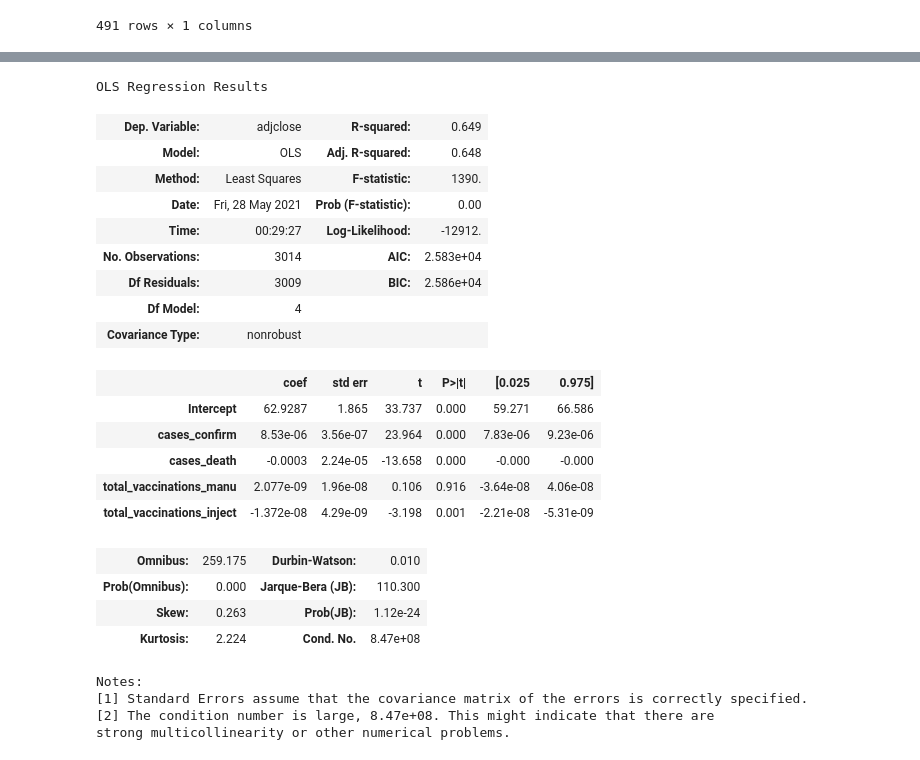
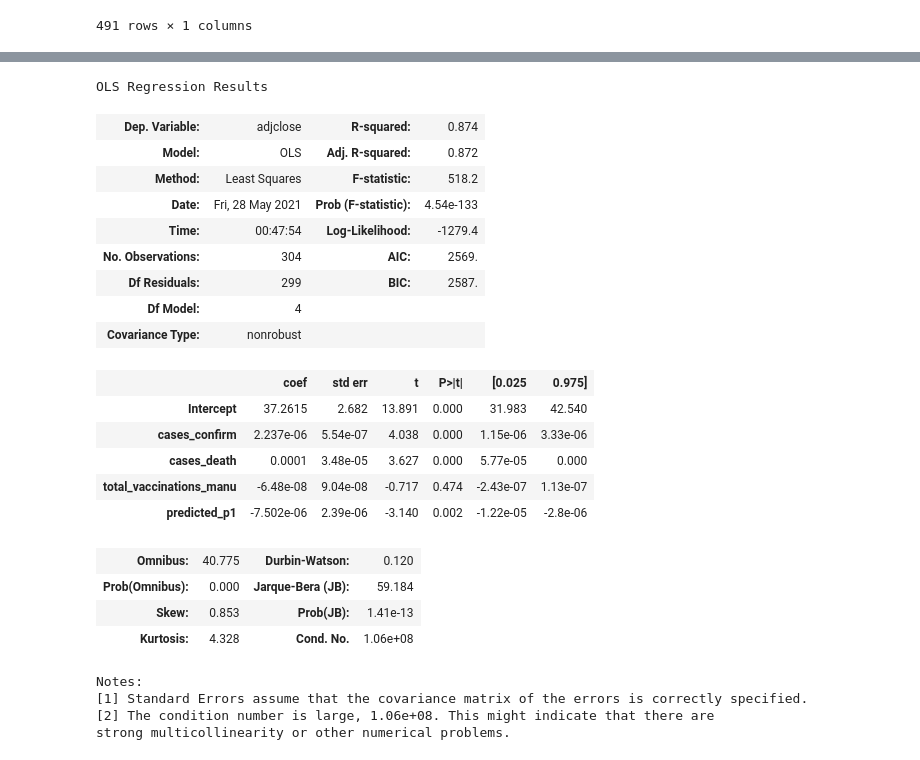
Before and after one commit to juno-yuu/COVID-Vaccine-and-Biotech-industry, a Jupyter notebook: Final_Project_Clean.ipynb, the cells around one changed output, grey strips where cells are left out. Cells and saved outputs as stored; diff of their text form; code cells hidden in the pictures.

```diff
--- a/Final_Project_Clean.ipynb
+++ b/Final_Project_Clean.ipynb
@@ -456,7 +429,7 @@ Index(['open', 'high', 'low', 'close', 'adj close', 'volume', 'cases_confirm',
 # %%
 MOD = mrna.join(case_confirmed_us, how = 'left')
 MOD = MOD.join(case_death_us, how = 'left')
-MOD = MOD.join(manu, how = 'left')
+MOD = MOD.join(Mod_manu, how = 'left')
 MOD = MOD.join(data_panel_test_us, how = 'left', lsuffix = '_manu', rsuffix = '_inject')
 MOD = MOD.fillna(0)
 MOD = MOD.rename(columns={'adj close': 'adjclose'})
@@ -501,31 +472,31 @@ pred_test = res_pfe.predict()
 # %%
 res_mod = sm.ols(formula = 'adjclose ~ cases_confirm + cases_death\
- + total_vaccinations_manu + total_vaccinations_inject', data = MOD).fit()
+ + total_vaccinations_manu + predicted_p1', data = MOD).fit()
 res_mod.summary()
 # %% [output]
 OLS Regression Results
-| Dep. Variable: | adjclose | R-squared: | 0.649 |
-| Model: | OLS | Adj. R-squared: | 0.648 |
-| Method: | Least Squares | F-statistic: | 1390. |
-| Date: | Fri, 28 May 2021 | Prob (F-statistic): | 0.00 |
-| Time: | 00:29:27 | Log-Likelihood: | -12912. |
-| No. Observations: | 3014 | AIC: | 2.583e+04 |
-| Df Residuals: | 3009 | BIC: | 2.586e+04 |
+| Dep. Variable: | adjclose | R-squared: | 0.874 |
+| Model: | OLS | Adj. R-squared: | 0.872 |
+| Method: | Least Squares | F-statistic: | 518.2 |
+| Date: | Fri, 28 May 2021 | Prob (F-statistic): | 4.54e-133 |
+| Time: | 00:47:54 | Log-Likelihood: | -1279.4 |
+| No. Observations: | 304 | AIC: | 2569. |
+| Df Residuals: | 299 | BIC: | 2587. |
 | Df Model: | 4 |  |  |
 | Covariance Type: | nonrobust |  |  |
 |  | coef | std err | t | P>|t| | [0.025 | 0.975] |
-| Intercept | 62.9287 | 1.865 | 33.737 | 0.000 | 59.271 | 66.586 |
-| cases_confirm | 8.53e-06 | 3.56e-07 | 23.964 | 0.000 | 7.83e-06 | 9.23e-06 |
-| cases_death | -0.0003 | 2.24e-05 | -13.658 | 0.000 | -0.000 | -0.000 |
-| total_vaccinations_manu | 2.077e-09 | 1.96e-08 | 0.106 | 0.916 | -3.64e-08 | 4.06e-08 |
-| total_vaccinations_inject | -1.372e-08 | 4.29e-09 | -3.198 | 0.001 | -2.21e-08 | -5.31e-09 |
+| Intercept | 37.2615 | 2.682 | 13.891 | 0.000 | 31.983 | 42.540 |
+| cases_confirm | 2.237e-06 | 5.54e-07 | 4.038 | 0.000 | 1.15e-06 | 3.33e-06 |
+| cases_death | 0.0001 | 3.48e-05 | 3.627 | 0.000 | 5.77e-05 | 0.000 |
+| total_vaccinations_manu | -6.48e-08 | 9.04e-08 | -0.717 | 0.474 | -2.43e-07 | 1.13e-07 |
+| predicted_p1 | -7.502e-06 | 2.39e-06 | -3.140 | 0.002 | -1.22e-05 | -2.8e-06 |
-| Omnibus: | 259.175 | Durbin-Watson: | 0.010 |
-| Prob(Omnibus): | 0.000 | Jarque-Bera (JB): | 110.300 |
-| Skew: | 0.263 | Prob(JB): | 1.12e-24 |
-| Kurtosis: | 2.224 | Cond. No. | 8.47e+08 |
+| Omnibus: | 40.775 | Durbin-Watson: | 0.120 |
+| Prob(Omnibus): | 0.000 | Jarque-Bera (JB): | 59.184 |
+| Skew: | 0.853 | Prob(JB): | 1.41e-13 |
+| Kurtosis: | 4.328 | Cond. No. | 1.06e+08 |
 Notes:
 [1] Standard Errors assume that the covariance matrix of the errors is correctly specified.
-[2] The condition number is large, 8.47e+08. This might indicate that there are
+[2] The condition number is large, 1.06e+08. This might indicate that there are
 strong multicollinearity or other numerical problems.
 # %%
 res_jj = sm.ols(formula = 'adjclose ~ cases_confirm + cases_death\
```
Also changed, not shown: parts of 9 cells of this notebook.
